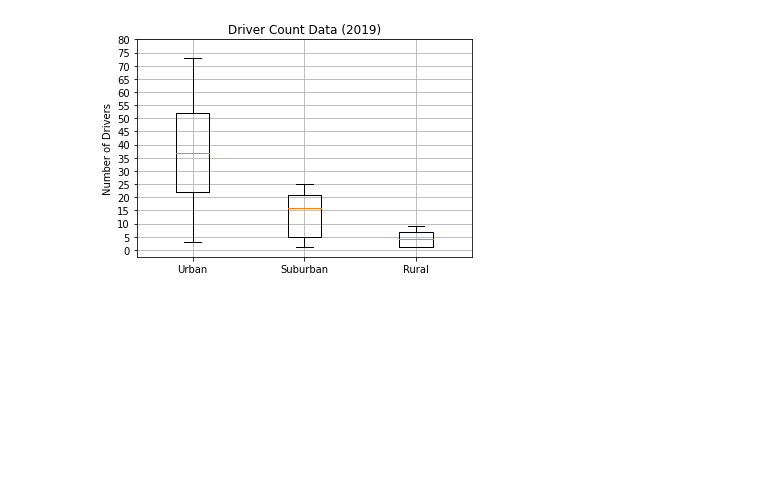
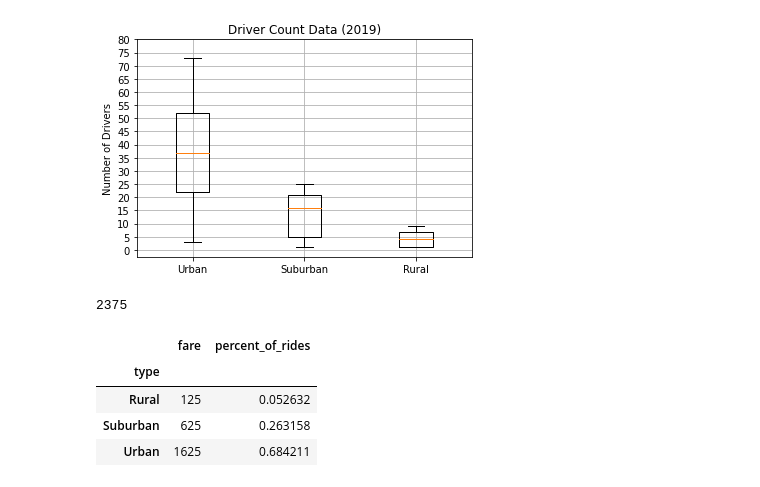
Before and after one commit to ccwillmore/PyBer_Analysis, a Jupyter notebook: Pyber.ipynb, the cells around one changed output. Cells and saved outputs as stored; diff of their text form; code cells hidden in the pictures; blank space fills up the shorter version.

```diff
--- a/Pyber.ipynb
+++ b/Pyber.ipynb
@@ -565,3 +565,10 @@ ax.grid()
 plt.show()
 # %% [output]
 [figure]
+# %%
+pyber_rides_per_type = pyber_complete_df.groupby('type').count()[['fare']]
+pyber_rides_per_type
+total_rides = pyber_rides_per_type['fare'].sum()
+total_rides
+# %% [output]
+2375
@@ -567,0 +577,8 @@ plt.show()
+# %%
+pyber_rides_per_type.head()
+# %% [output]
+|  | fare | percent_of_rides |
+| type |  |  |
+| Rural | 125 | 0.052632 |
+| Suburban | 625 | 0.263158 |
+| Urban | 1625 | 0.684211 |
```
Also changed, not shown: parts of 3 cells of this notebook.
